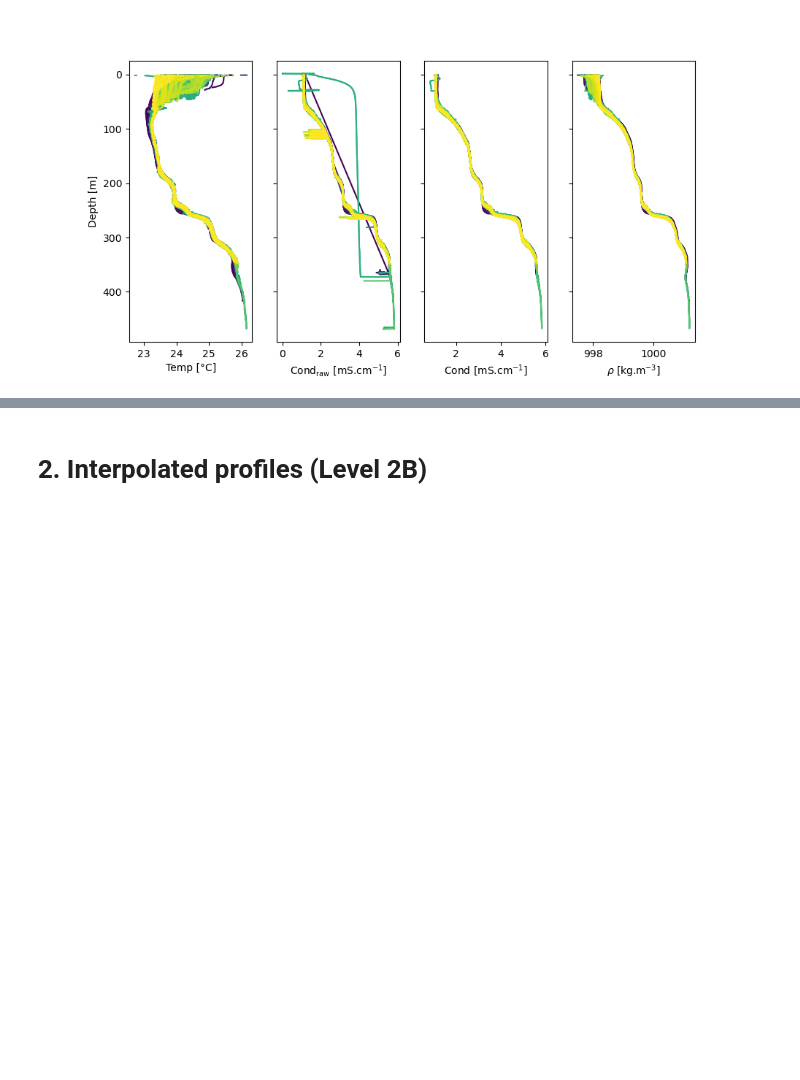
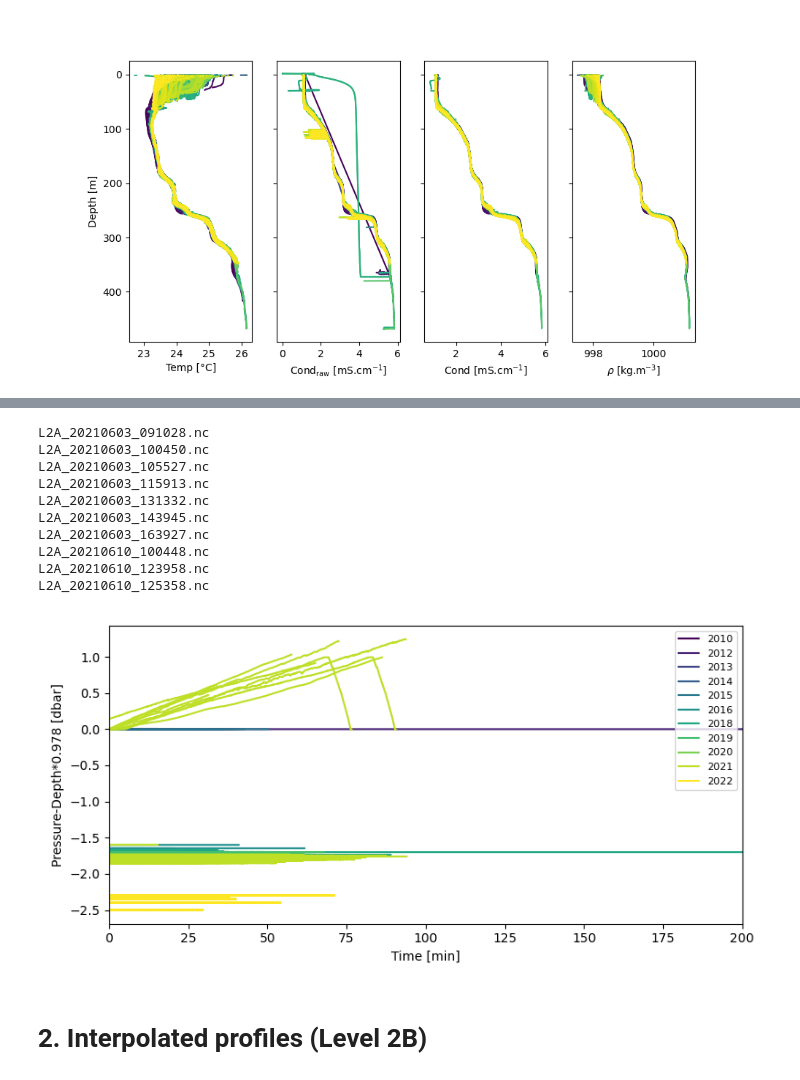
Before and after one commit to tdoda/lake-kivu-ctd-database, a Jupyter notebook: notebooks/Plot Data_KW_TD.ipynb, the cells around one changed output, grey strips where cells are left out. Drawn from its saved outputs; the diff is of its cells as text; code cells hidden in the pictures; blank space fills up the shorter version.

```diff
--- a/notebooks/Plot Data_KW_TD.ipynb
+++ b/notebooks/Plot Data_KW_TD.ipynb
@@ -143,0 +158,34 @@ plt.tight_layout()
+# %%
+fig,ax=plt.subplots(figsize=(8,4))
+datetime_all=np.array(datetime_all)
+yearval=np.unique([datetime_all[i].year for i in np.arange(len(datetime_all))])
+#colval=plt.get_cmap('viridis',len(t))
+colval=plt.get_cmap('viridis',len(yearval)) # One color per year
+hplots_all=[]
+dateselect=[datetime(2010,1,1),datetime(2012,1,1),datetime(2013,1,1),datetime(2014,1,1),
+             datetime(2015,1,1),datetime(2016,1,1),datetime(2018,1,1),datetime(2019,1,1),
+             datetime(2020,1,1),datetime(2021,1,1),datetime(2022,1,1)]
+indselect=[np.where(datetime_all>dateselect[i])[0][0] for i in np.arange(len(dateselect))]
+for k in np.arange(len(filename_list)):
+    kyear=np.where(yearval==datetime_all[k].year)[0]
+    hp,=ax.plot((t[k]-t[k][0])/60,press[k]-d[k]*0.978,color=colval(kyear)) # Air pressure (should be constant for all the profile)
+    hplots_all.append(hp)
+    if np.max(press[k]-d[k]*0.978)>0.1:
+        print(filename_list[k])
+ax.set_xlabel('Time [min]')
+ax.set_xlim(0,200)
+ax.set_ylabel('Pressure-Depth*0.978 [dbar]')
+ax.legend(handles=[hplots_all[i] for i in  indselect],labels=[datetime_all[i].year for i in  indselect],fontsize=8,loc='upper right')
+plt.tight_layout()
+# %% [output]
+L2A_20210603_091028.nc
+L2A_20210603_100450.nc
+L2A_20210603_105527.nc
+L2A_20210603_115913.nc
+L2A_20210603_131332.nc
+L2A_20210603_143945.nc
+L2A_20210603_163927.nc
+L2A_20210610_100448.nc
+L2A_20210610_123958.nc
+L2A_20210610_125358.nc
+[figure, added]
```
Also changed, not shown: parts of 3 cells of this notebook, 2 other files.
